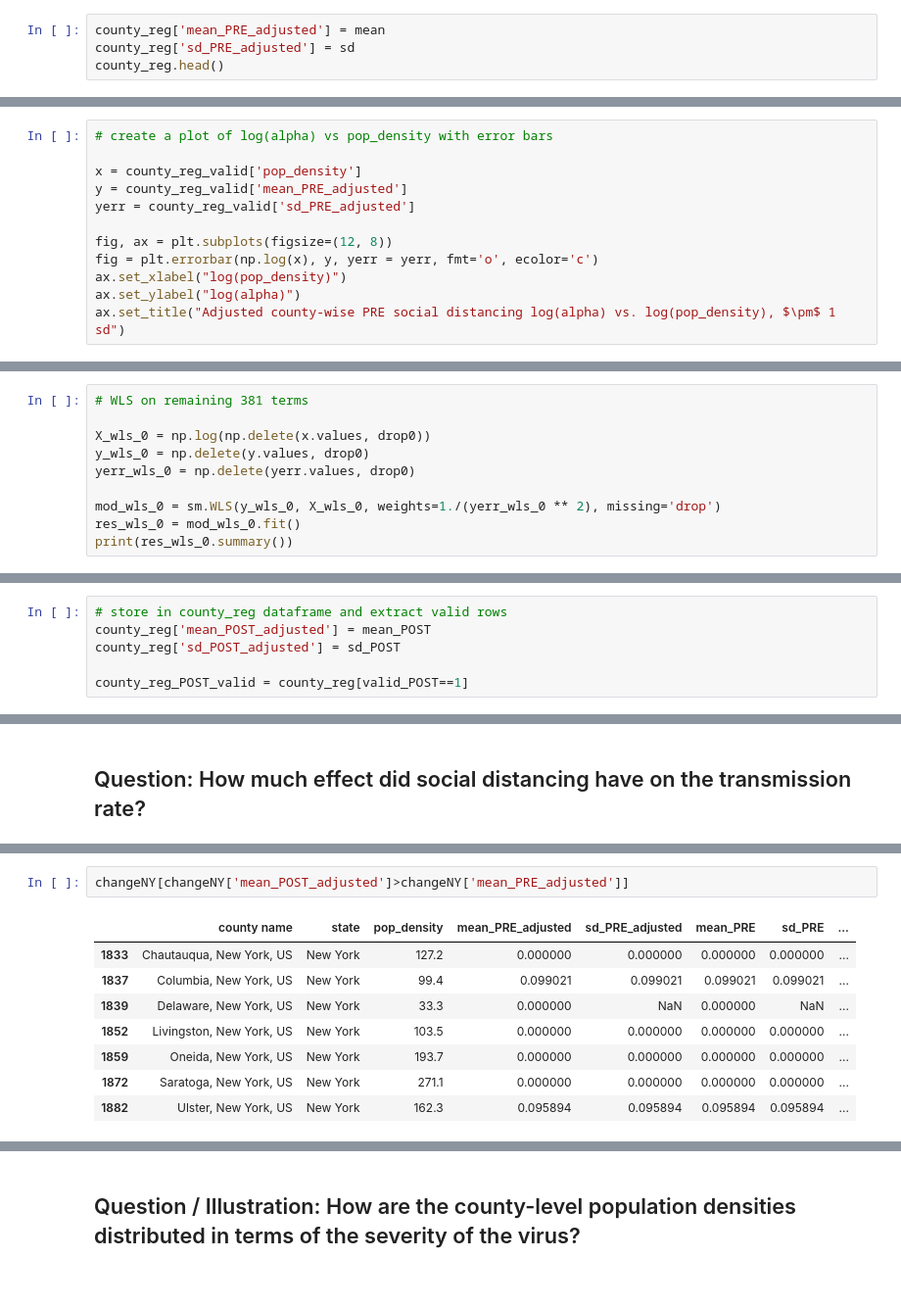
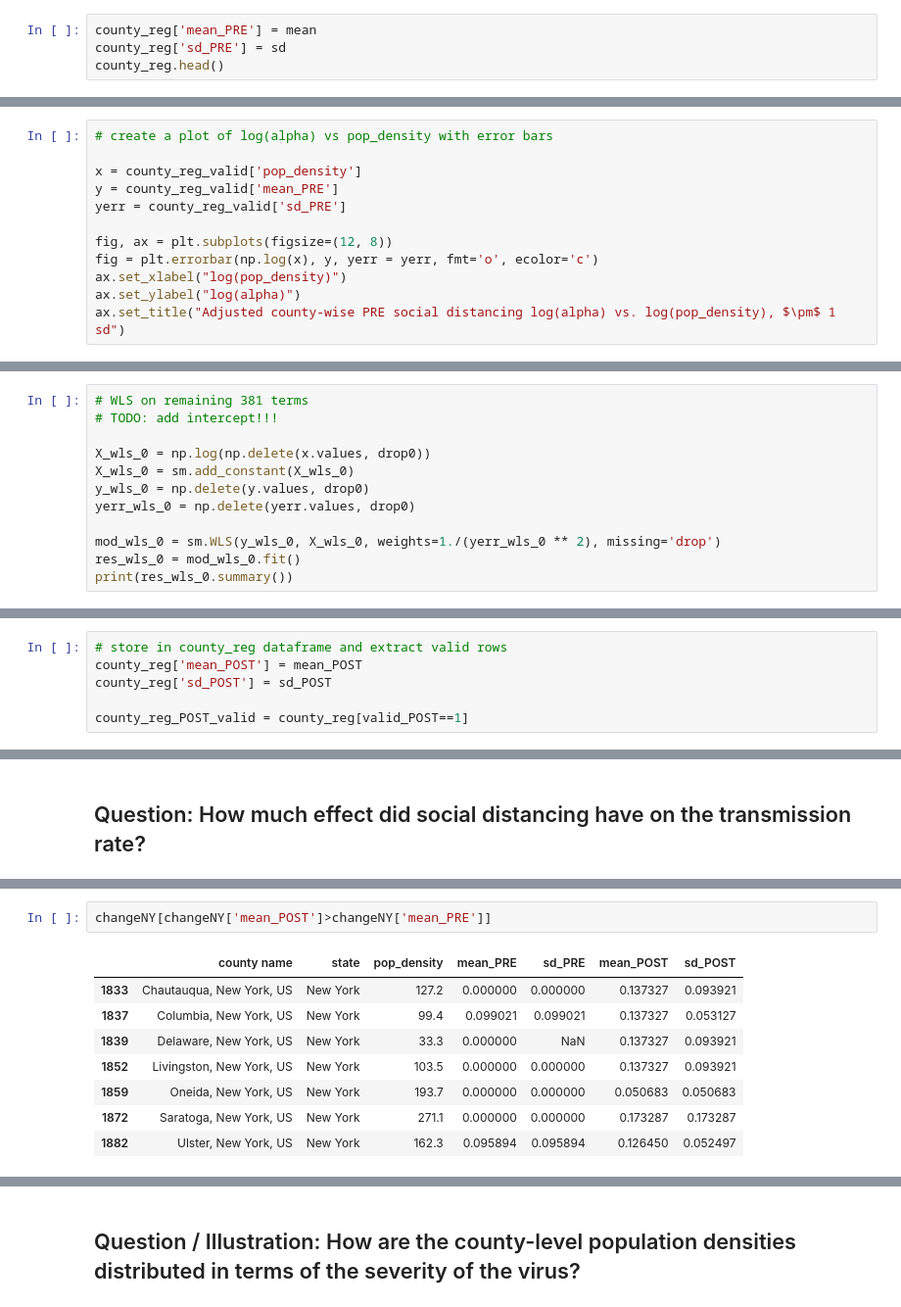
Before and after one commit to peter-i-frazier/group-testing, a Jupyter notebook: notebooks/County_regression_v1.ipynb, the cells around one changed output, grey strips where cells are left out. Shown at 98% size. Drawn from its saved outputs; the diff is of its cells as text.

```diff
--- a/notebooks/County_regression_v1.ipynb
+++ b/notebooks/County_regression_v1.ipynb
@@ -135,7 +146,7 @@ for i in range(len(county_names)):
     else:
         valid[i] = False
 # %%
-county_reg['mean_PRE_adjusted'] = mean
-county_reg['sd_PRE_adjusted'] = sd
+county_reg['mean_PRE'] = mean
+county_reg['sd_PRE'] = sd
 county_reg.head()
 # %% [output]
@@ -159,8 +174,8 @@ county_reg_valid.head()
 # create a plot of log(alpha) vs pop_density with error bars
 
 x = county_reg_valid['pop_density']
-y = county_reg_valid['mean_PRE_adjusted']
-yerr = county_reg_valid['sd_PRE_adjusted']
+y = county_reg_valid['mean_PRE']
+yerr = county_reg_valid['sd_PRE']
 
 fig, ax = plt.subplots(figsize=(12, 8))
 fig = plt.errorbar(np.log(x), y, yerr = yerr, fmt='o', ecolor='c')
@@ -186,8 +201,10 @@ len(drop0)
 402
 # %%
 # WLS on remaining 381 terms
+# TODO: add intercept!!!
 
 X_wls_0 = np.log(np.delete(x.values, drop0))
+X_wls_0 = sm.add_constant(X_wls_0)
 y_wls_0 = np.delete(y.values, drop0)
 yerr_wls_0 = np.delete(yerr.values, drop0)
 
@@ -284,8 +296,8 @@ for i in range(len(county_names)):
                     sd_POST[i] = res.bse[0]
 # %%
 # store in county_reg dataframe and extract valid rows
-county_reg['mean_POST_adjusted'] = mean_POST
-county_reg['sd_POST_adjusted'] = sd_POST
+county_reg['mean_POST'] = mean_POST
+county_reg['sd_POST'] = sd_POST
 
 county_reg_POST_valid = county_reg[valid_POST==1]
 # %%
@@ -378,12 +391,12 @@ change.head()
 # %%
-changeNY[changeNY['mean_POST_adjusted']>changeNY['mean_PRE_adjusted']]
+changeNY[changeNY['mean_POST']>changeNY['mean_PRE']]
 # %% [output]
-|  | county name | state | pop_density | mean_PRE_adjusted | sd_PRE_adjusted | mean_PRE | sd_PRE | ... |
-| 1833 | Chautauqua, New York, US | New York | 127.2 | 0.000000 | 0.000000 | 0.000000 | 0.000000 | ... |
-| 1837 | Columbia, New York, US | New York | 99.4 | 0.099021 | 0.099021 | 0.099021 | 0.099021 | ... |
-| 1839 | Delaware, New York, US | New York | 33.3 | 0.000000 | NaN | 0.000000 | NaN | ... |
-| 1852 | Livingston, New York, US | New York | 103.5 | 0.000000 | 0.000000 | 0.000000 | 0.000000 | ... |
-| 1859 | Oneida, New York, US | New York | 193.7 | 0.000000 | 0.000000 | 0.000000 | 0.000000 | ... |
-| 1872 | Saratoga, New York, US | New York | 271.1 | 0.000000 | 0.000000 | 0.000000 | 0.000000 | ... |
-| 1882 | Ulster, New York, US | New York | 162.3 | 0.095894 | 0.095894 | 0.095894 | 0.095894 | ... |
+|  | county name | state | pop_density | mean_PRE | sd_PRE | mean_POST | sd_POST |
+| 1833 | Chautauqua, New York, US | New York | 127.2 | 0.000000 | 0.000000 | 0.137327 | 0.093921 |
+| 1837 | Columbia, New York, US | New York | 99.4 | 0.099021 | 0.099021 | 0.137327 | 0.053127 |
+| 1839 | Delaware, New York, US | New York | 33.3 | 0.000000 | NaN | 0.137327 | 0.093921 |
+| 1852 | Livingston, New York, US | New York | 103.5 | 0.000000 | 0.000000 | 0.137327 | 0.093921 |
+| 1859 | Oneida, New York, US | New York | 193.7 | 0.000000 | 0.000000 | 0.050683 | 0.050683 |
+| 1872 | Saratoga, New York, US | New York | 271.1 | 0.000000 | 0.000000 | 0.173287 | 0.173287 |
+| 1882 | Ulster, New York, US | New York | 162.3 | 0.095894 | 0.095894 | 0.126450 | 0.052497 |
 # %%
```
Also changed, not shown: parts of 17 cells of this notebook.
